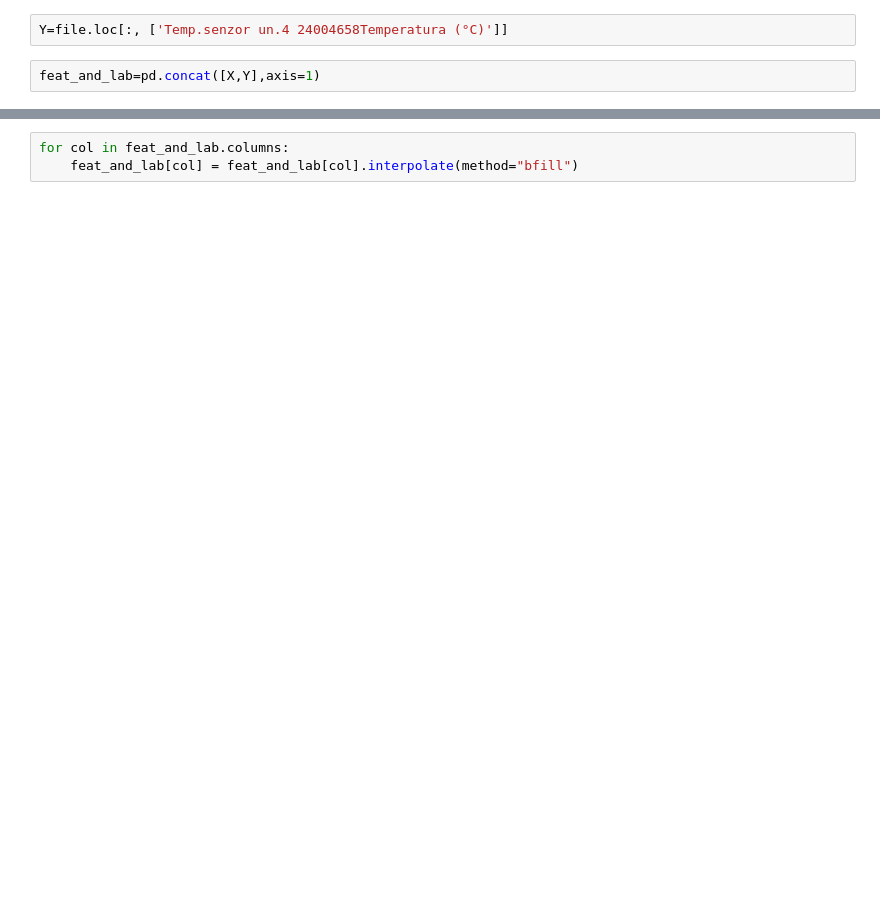
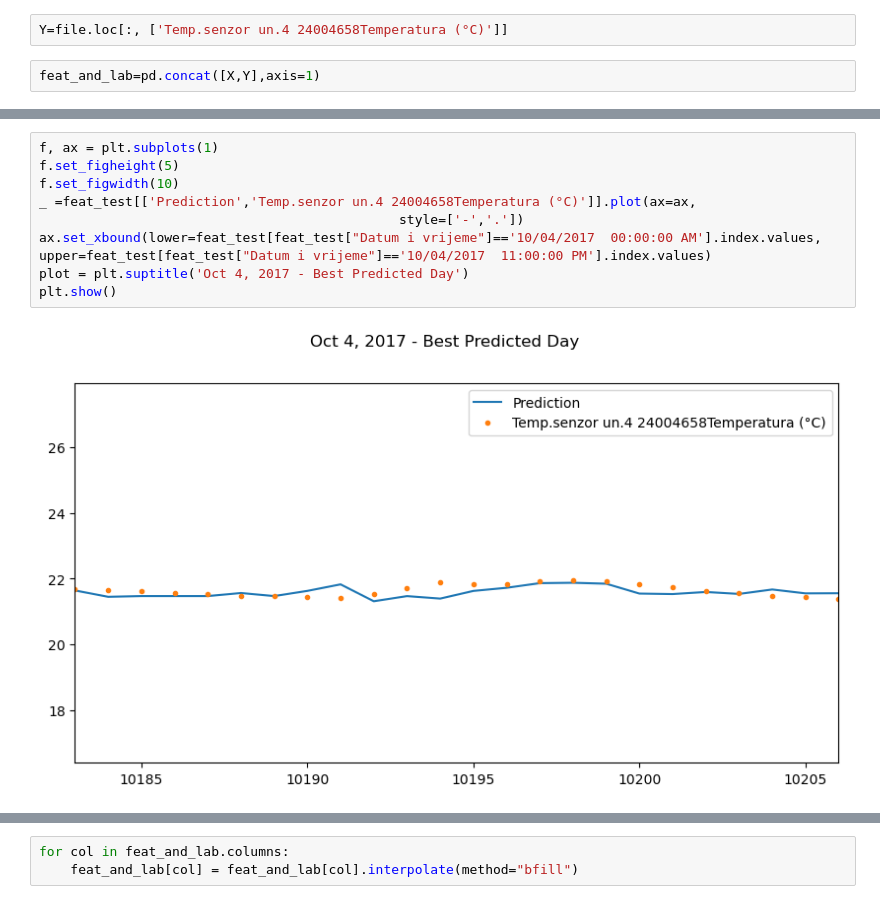
Before and after one commit to ehlimana/EMS, a Jupyter notebook: Untitled - Copy - Copy.ipynb, the cells around one changed output, grey strips where cells are left out. Drawn from its saved outputs; the diff is of its cells as text; blank space fills up the shorter version.

```diff
--- a/Untitled - Copy - Copy.ipynb
+++ b/Untitled - Copy - Copy.ipynb
@@ -180,0 +309,11 @@ feat_and_lab.isna().sum()
+# %%
+f, ax = plt.subplots(1)
+f.set_figheight(5)
+f.set_figwidth(10)
+_ =feat_test[['Prediction','Temp.senzor un.4 24004658Temperatura (°C)']].plot(ax=ax,
+                                              style=['-','.'])
+ax.set_xbound(lower=feat_test[feat_test["Datum i vrijeme"]=='10/04/2017  00:00:00 AM'].index.values, upper=feat_test[feat_test["Datum i vrijeme"]=='10/04/2017  11:00:00 PM'].index.values)
+plot = plt.suptitle('Oct 4, 2017 - Best Predicted Day')
+plt.show()
+# %% [output]
+[figure, added]
```
Also changed, not shown: parts of 70 cells of this notebook, 1 other file.
